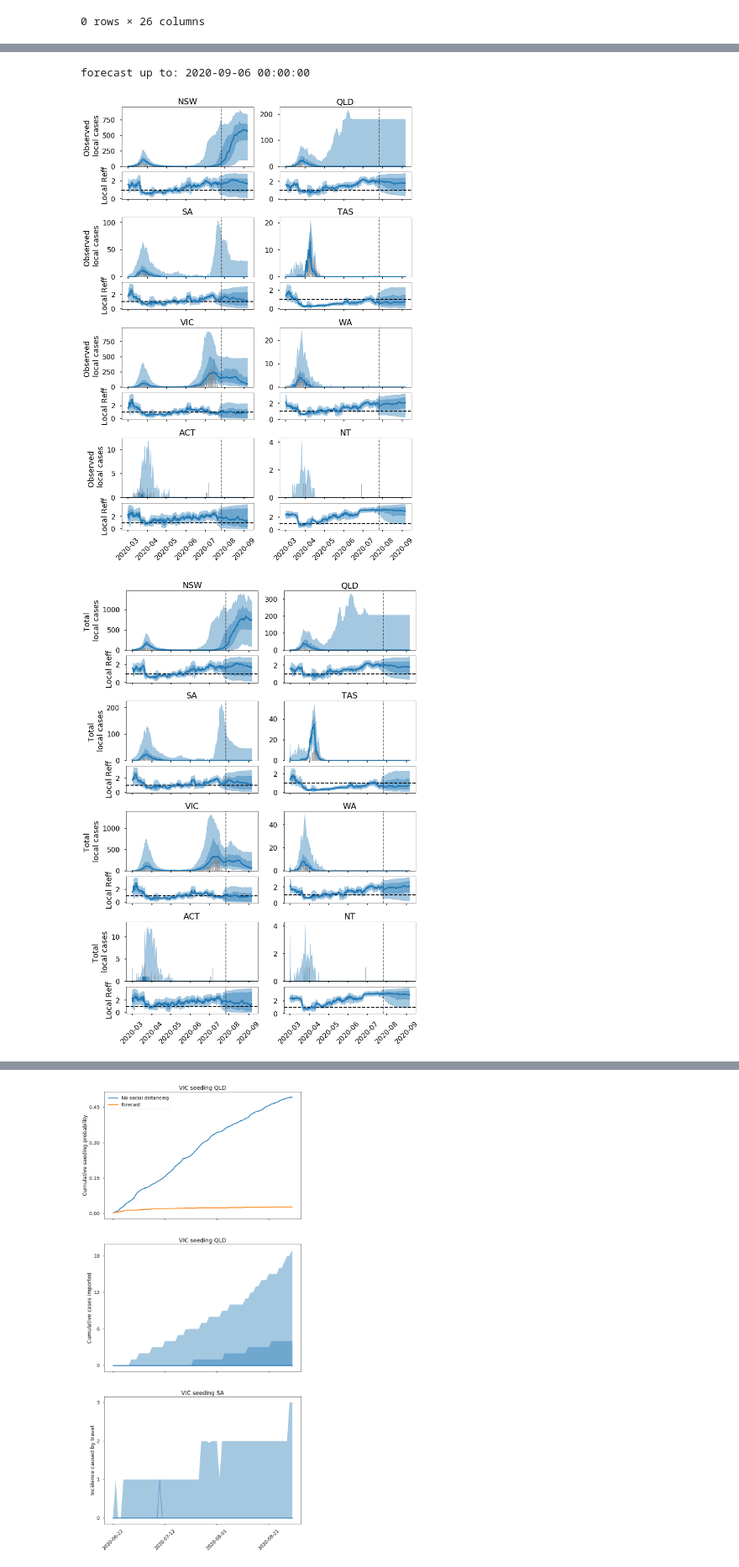
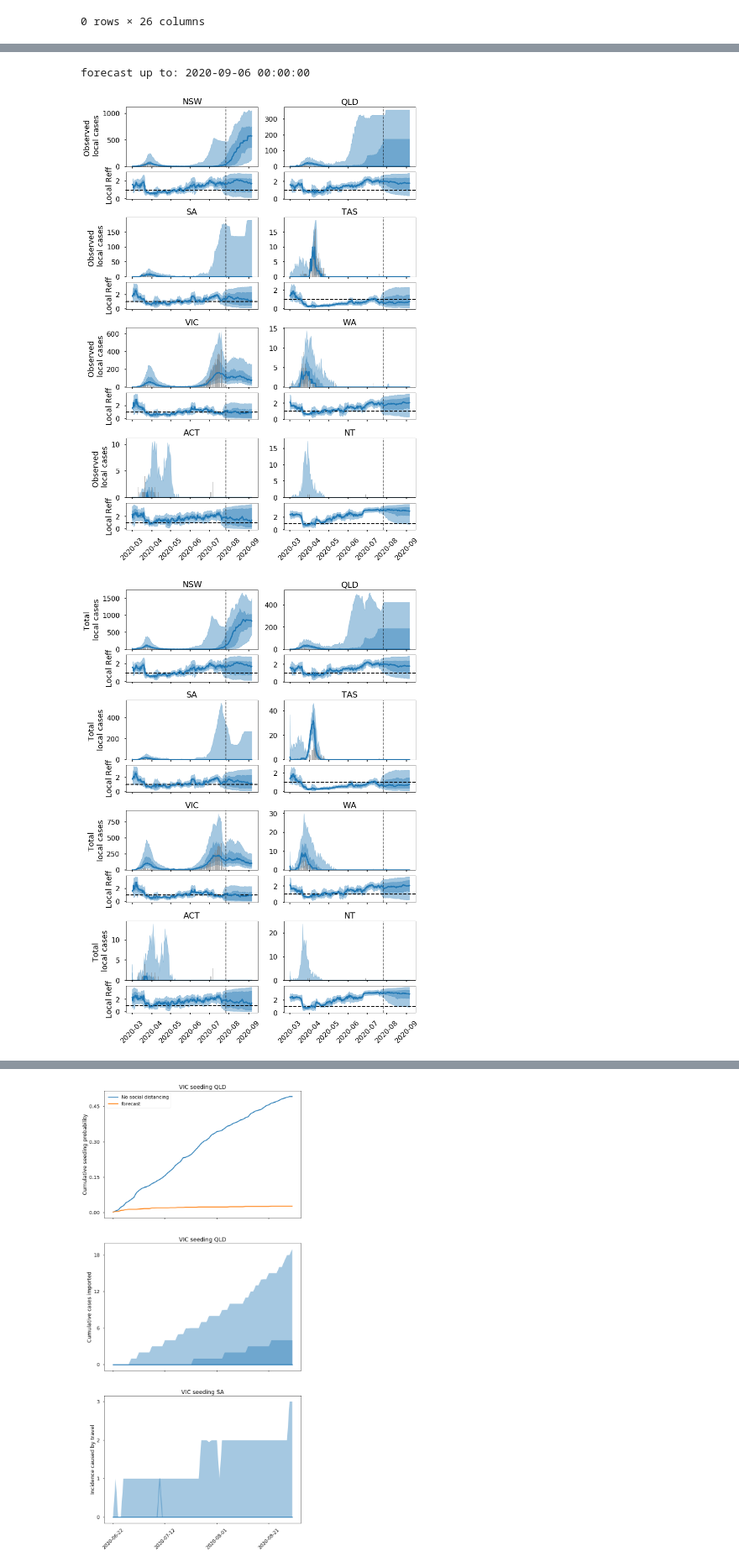
Before and after one commit to tdennisliu/covid19-forecasting-aus, a Jupyter notebook: analysis/collating_cases.ipynb, the cells around one changed output, grey strips where cells are left out. Shown at 84% size. Cells and saved outputs as stored; diff of their text form; code cells hidden in the pictures.

```diff
--- a/analysis/collating_cases.ipynb
+++ b/analysis/collating_cases.ipynb
@@ -138,7 +138,7 @@ def read_in_Reff(forecast_R=None,R_I=None):
 # %%
 
 from datetime import timedelta
-df = pd.read_excel("../data/COVID-19 UoM 24Jul2020 0940.xlsx",
+df = pd.read_excel("../data/COVID-19 UoM 27Jul2020 0930.xlsx",
                    parse_dates=['SPECIMEN_DATE','NOTIFICATION_DATE','NOTIFICATION_RECEIVE_DATE','TRUE_ONSET_DATE'],
                    dtype= {'PLACE_OF_ACQUISITION':str})
 df.PLACE_OF_ACQUISITION.fillna('00038888',inplace=True) #Fill blanks with simply unknown
@@ -184,7 +184,7 @@ from datetime import timedelta
 
 plt.style.use("seaborn-poster")
 states = ['NSW','QLD','SA','TAS','VIC','WA','ACT','NT']
-n_sims = 50
+n_sims = 51
 start_date = '2020-03-01'
 days = 190
 forecast_type = 'R_L' #default None
@@ -322,32 +322,32 @@ plt.savefig("../figs/"+forecast_type+start_date+"imported_inci_"+str(n_sims)+"da
 ## unobserved Imported cases
 fig = plt.figure(figsize=(12,18))
 gs = fig.add_gridspec(4,2)
 for i,state in enumerate(states):
     gs0 = gridspec.GridSpecFromSubplotSpec(3, 1, subplot_spec=gs[i])
     ax = fig.add_subplot(gs0[:2,0])
     ax2 = fig.add_subplot(gs0[2,0], sharex=ax)
 
     dfplot = df_cases_state_time.loc[
         (df_cases_state_time.STATE==state)
         & (df_cases_state_time.date_inferred >=start_date)
         & (df_cases_state_time.date_inferred <=end_date)]
 
     ax.bar(dfplot.date_inferred,dfplot.imported, label='Actual',color='grey', alpha=0.6)
 
     ax,ax2= plot_results(df_results.loc[state], ['imports_inci'],ax_arg = (ax,ax2),summary=True, Reff=Reff.loc[state])
 
     #ax.set_ylim(top=70)
     if i%2==0:
         ax.set_ylabel("Total Imported cases")
         ax2.set_ylabel("Local Reff")
     ax.set_title(state)
     if i< len(states)-2:
         ax.set_xticklabels([])
         ax.set_xlabel('')
 
 plt.tight_layout()
 plt.show()
 # %% [output]
 forecast up to: 2020-09-06 00:00:00
-[figure, old version]
+[figure, new version]
-[figure, old version]
+[figure, new version]
```
Also changed, not shown: parts of 4 cells of this notebook, 2 other files.
